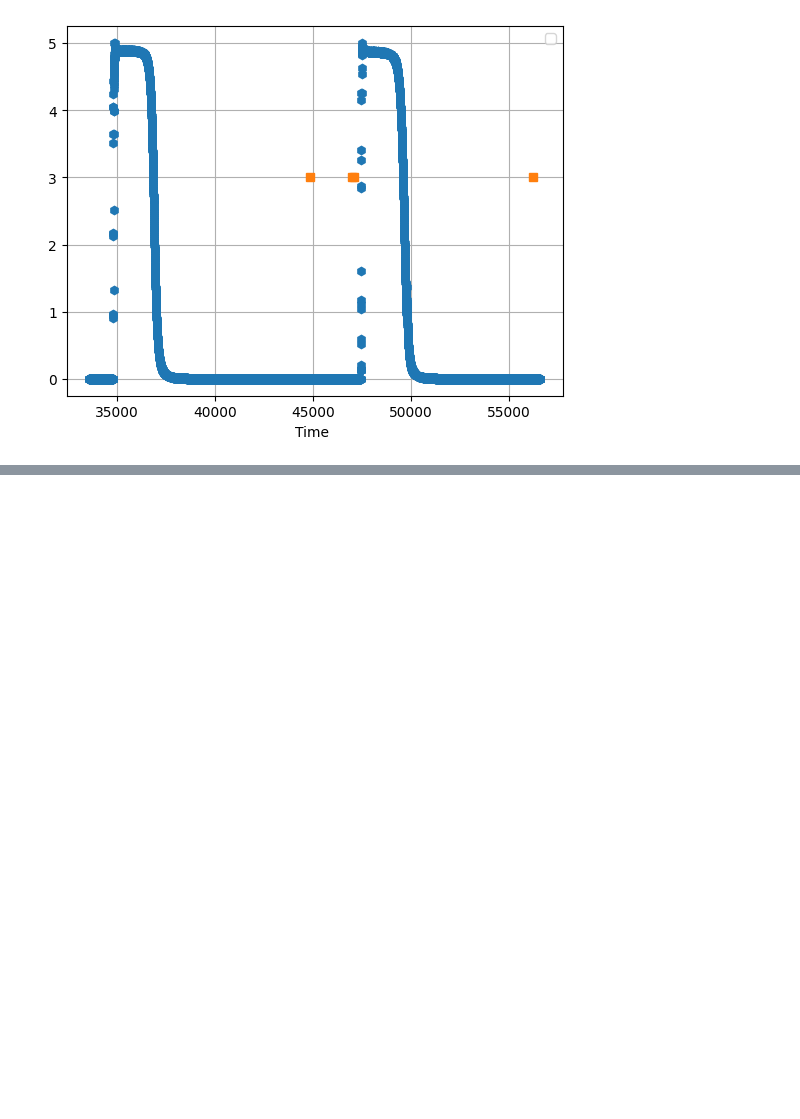
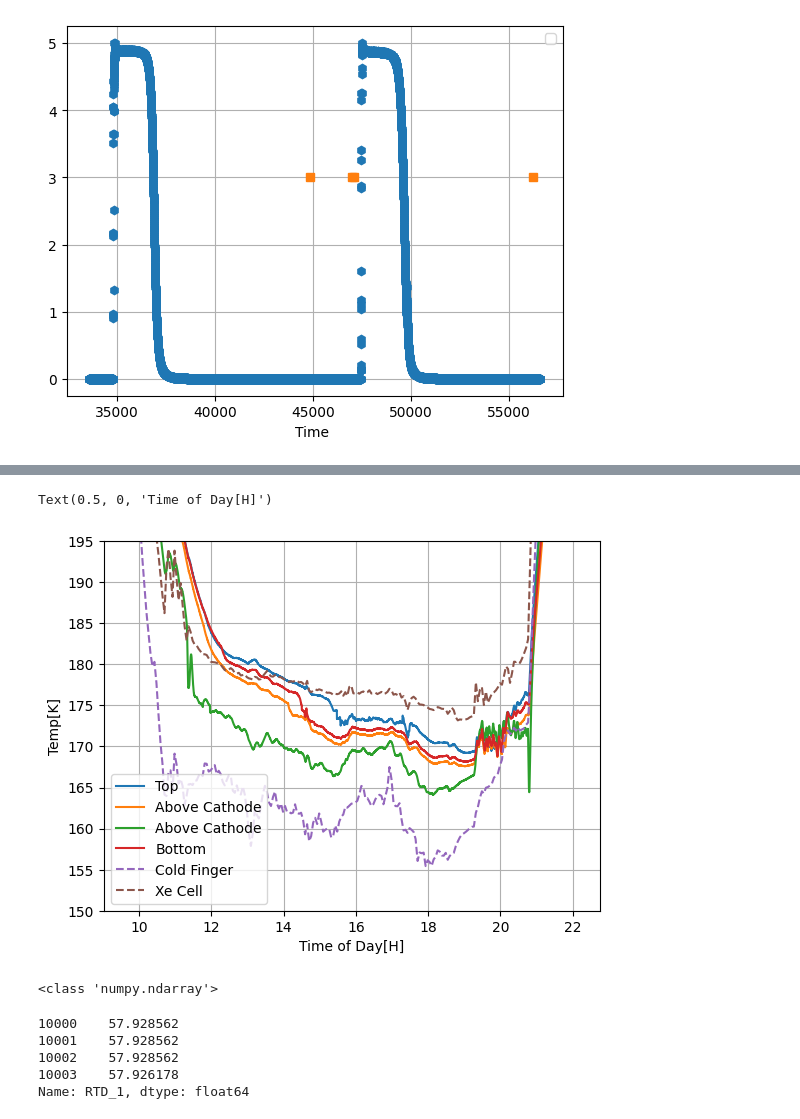
Before and after one commit to jbane11/nexo, a Jupyter notebook: Lab028/slowctr/slow_control_data_read_2.ipynb, the cells around one changed output, grey strips where cells are left out. Saved outputs shown, nothing was run; the diff lists cells and outputs as text; code cells hidden in the pictures; blank space fills up the shorter version.

Commit message:
Looking into RTD calibration

```diff
--- a/Lab028/slowctr/slow_control_data_read_2.ipynb
+++ b/Lab028/slowctr/slow_control_data_read_2.ipynb
@@ -12,7 +12,14 @@ import numpy as np
 import matplotlib.pyplot as plt
 import glob,os,platform
 import datetime,calendar
+from scipy.optimize import fsolve
 
+
+omb_map_20240901=[[4,"Pressure_Nitro"],[5,"Pressure_Manifold"],[6,"Flow_Meter"],[7,"Pressure_Cryostat"]]
+omb_map=omb_map_20240901
+
+tc08_map_20240901=[[0,"Cold_Finger"],[1,"Xe_Cell_Outside"],[2,"Nitro_Reservoir"],[7,"Storage_1"],[8,"Storage_2"]]
+tc08_map=tc08_map_20240901
 
 #varible for determining the lab pc or other pc, Check if windows or not, then try to grab pc name
 pcname=""
@@ -317,3 +507,15 @@ NameError: name 'file' is not defined
+# %%
+def OMB_Calibration(raw_DF):
+    ''' Takes the raw OMB DF and calibrations the flow metere and pressure sensors'''
+    Keys=raw_DF.keys()
+    if "omb_daq_Inter" not in Keys or "omb_daq_Slope" not in Keys:
+        print("New calibration constants")
+        return raw_DF
+    Inter=raw_DF["omb_daq_Inter"]
+    Slope=raw_DF["omb_daq_Slope"]
+    for i,calib_key in omb_map:
+        calib_DF[calib_key]=Inter[i]+Slope[i]*raw_DF[calib_key]
+    return calib_DF
 # %% [markdown]
 ## Read slowcontrol data - from 20231110
 # %%
@@ -953,0 +1188,8 @@ Text(0.5, 0, 'Time ')
+# %%
+DF=pd.DataFrame.from_dict(raw_dict_wtime("A:/DATA\\20240920_slow_control_13.h5"))
+DF=add_hour(DF)
+
+
+calib_DF=OMB_Calibration(DF)
+calib_DF=TC_Calibration(calib_DF)
+calib_DF=RTD_Calibration(calib_DF)
@@ -953,0 +1288,37 @@ Text(0.5, 0, 'Time ')
+# %%
+
+plt.errorbar(x=calib_DF["hours"],y=calib_DF["RTD_4"],label="Top")
+plt.errorbar(x=calib_DF["hours"],y=calib_DF["RTD_3"],label="Above Cathode")
+plt.errorbar(x=calib_DF["hours"],y=calib_DF["RTD_1"],label="Above Cathode")
+plt.errorbar(x=calib_DF["hours"],y=calib_DF["RTD_2"],label="Bottom")
+
+
+plt.errorbar(x=calib_DF["hours"][::100],y=calib_DF["Cold_Finger"][::100]-10, fmt="--",label="Cold Finger")
+plt.errorbar(x=calib_DF["hours"][::100],y=calib_DF["Xe_Cell_Outside"][::100]-10, fmt="--",label="Xe Cell")
+
+
+
+plt.legend()
+plt.ylim(150,195)
+plt.grid()
+plt.ylabel("Temp[K]")
+plt.xlabel("Time of Day[H]")
+# %% [output]
+Text(0.5, 0, 'Time of Day[H]')
+[figure, added]
+# %%
+testfile=h5py.File("A:/DATA\\20240920_slow_control_13.h5")
+
+
+nums =testfile["omb_daq/RTD constant"][0:4].flatten()
+print(type(nums))
+count=len(DF["RTD constant"])
+
+newcol = np.array(np.pad(nums, (0,count-16)))
+newcol.tolist()
+
+DF["Test"]=newcol.tolist()
+
+#print(type(newcol))
+# %% [output]
+<class 'numpy.ndarray'>
@@ -953,0 +1357,10 @@ Text(0.5, 0, 'Time ')
+# %%
+vs=raw_DF["RTD_1"].iloc[10000:10004]
+
+vs/current
+# %% [output]
+10000    57.928562
+10001    57.928562
+10002    57.928562
+10003    57.926178
+Name: RTD_1, dtype: float64
```
Also changed, not shown: parts of 23 cells of this notebook.
